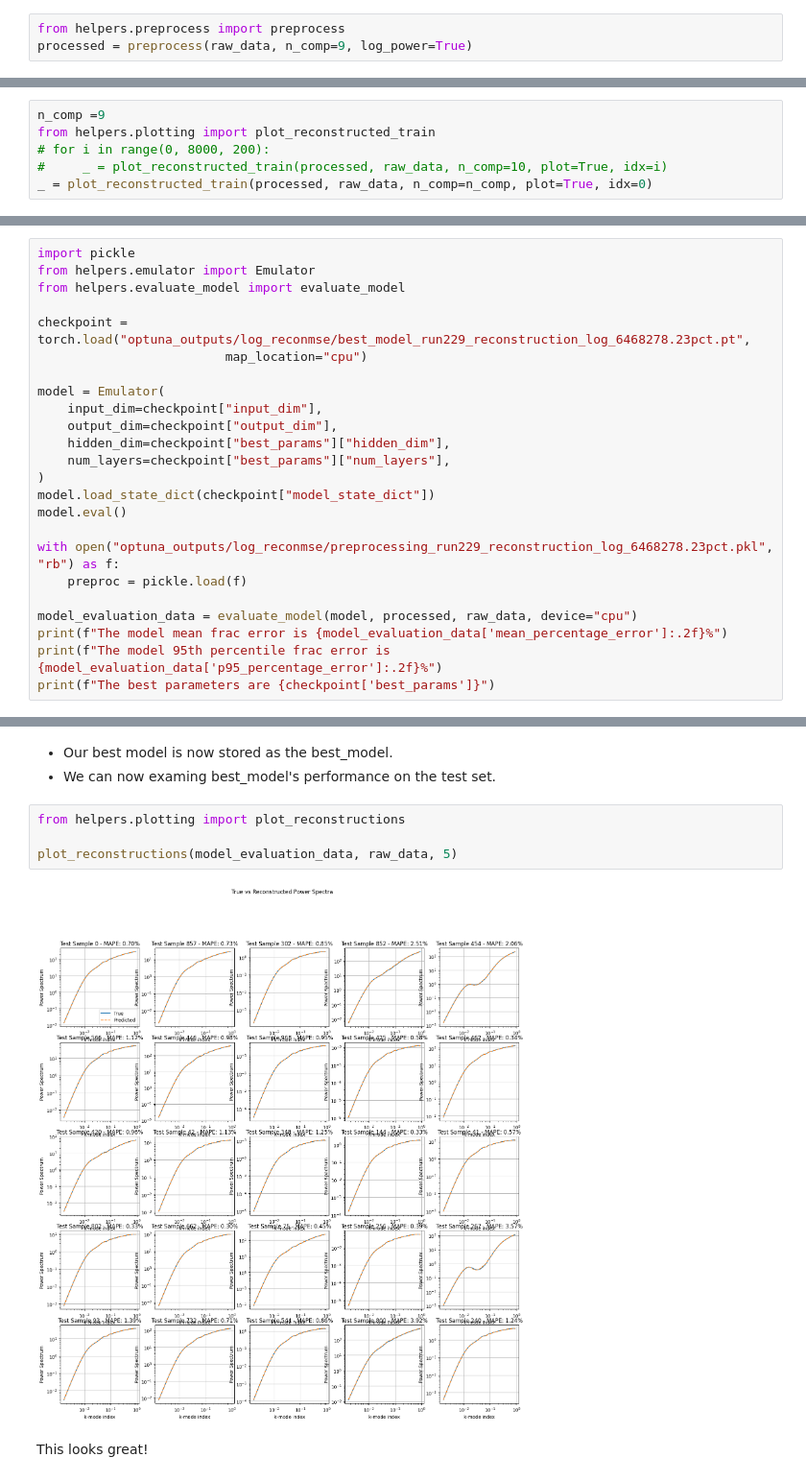
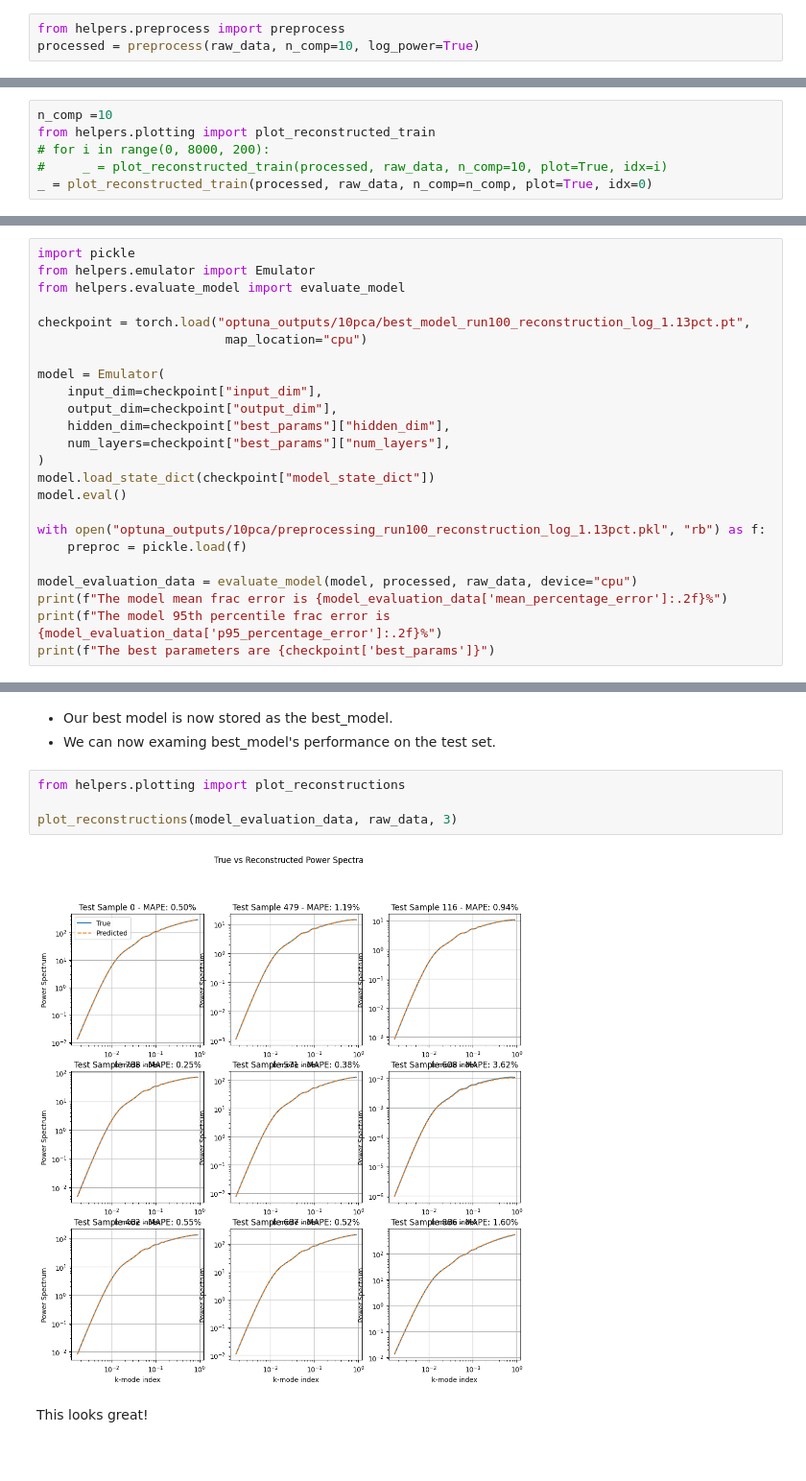
Before and after one commit to JoeyWee1/Machine-Learning-Enhanced-Inference-of-the-21-cm-Power-Spectrum-at-Cosmic-Dawn, a Jupyter notebook: ML_inference.ipynb, the cells around one changed output, grey strips where cells are left out. Shown at 96% size. Drawn from its saved outputs; the diff is of its cells as text.

```diff
--- a/ML_inference.ipynb
+++ b/ML_inference.ipynb
@@ -92,7 +103,7 @@ plt.show()
 - Since the power spectra vary across several orders of magnitude, it is prudent to work with the logarithm.
 # %%
 from helpers.preprocess import preprocess
-processed = preprocess(raw_data, n_comp=9, log_power=True)
+processed = preprocess(raw_data, n_comp=10, log_power=True)
 # %% [markdown]
 - Now we apply PCA on this data
 # %%
@@ -162,7 +173,7 @@ for threshold in thresholds:
     - The training set may not be completely representative. Some features appearing in the validation set might not appear here.
 - It would not cost too much more to perform the analysis with a few more components for safety.
 # %%
-n_comp =9
+n_comp =10
 from helpers.plotting import plot_reconstructed_train
 # for i in range(0, 8000, 200):
 #     _ = plot_reconstructed_train(processed, raw_data, n_comp=10, plot=True, idx=i)
@@ -384,7 +395,7 @@ import pickle
 from helpers.emulator import Emulator
 from helpers.evaluate_model import evaluate_model
 
-checkpoint = torch.load("optuna_outputs/log_reconmse/best_model_run229_reconstruction_log_6468278.23pct.pt",
+checkpoint = torch.load("optuna_outputs/10pca/best_model_run100_reconstruction_log_1.13pct.pt",
                          map_location="cpu")
 
 model = Emulator(
@@ -396,7 +407,7 @@ model = Emulator(
 model.load_state_dict(checkpoint["model_state_dict"])
 model.eval()
 
-with open("optuna_outputs/log_reconmse/preprocessing_run229_reconstruction_log_6468278.23pct.pkl", "rb") as f:
+with open("optuna_outputs/10pca/preprocessing_run100_reconstruction_log_1.13pct.pkl", "rb") as f:
     preproc = pickle.load(f)
 
 model_evaluation_data = evaluate_model(model, processed, raw_data, device="cpu")
@@ -413,9 +424,9 @@ The best parameters are {'num_layers': 3, 'hidden_dim': 128, 'lr': 0.00497511652
 # %%
 from helpers.plotting import plot_reconstructions
 
-plot_reconstructions(model_evaluation_data, raw_data, 5)
+plot_reconstructions(model_evaluation_data, raw_data, 3)
 # %% [output]
-[figure, old version]
+[figure, new version]
 # %% [markdown]
 This looks great!
 # %%
```
Also changed, not shown: parts of 8 cells of this notebook, 2 other files.
